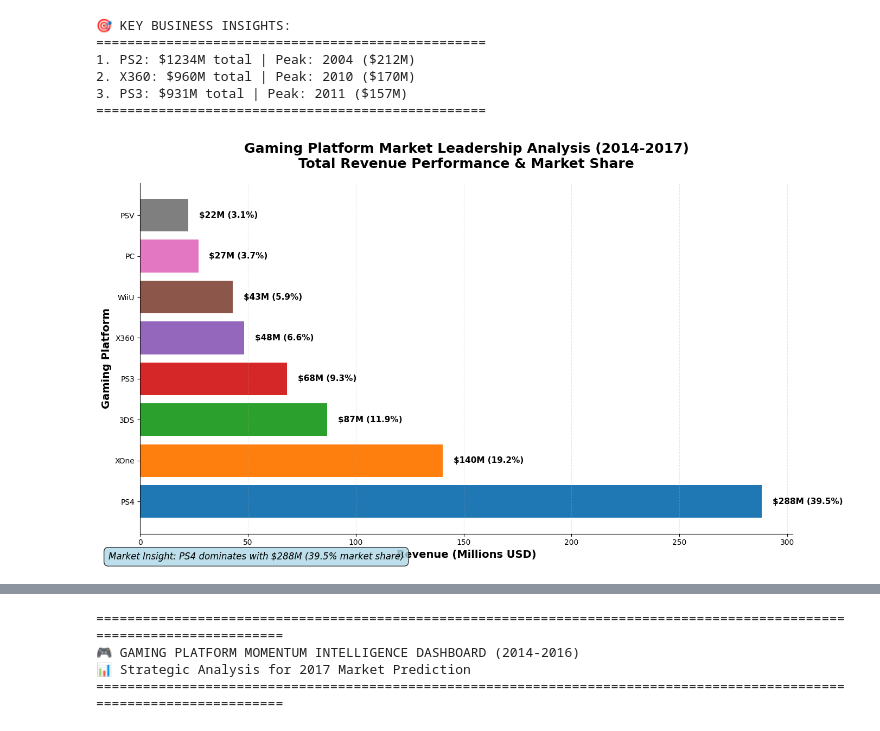
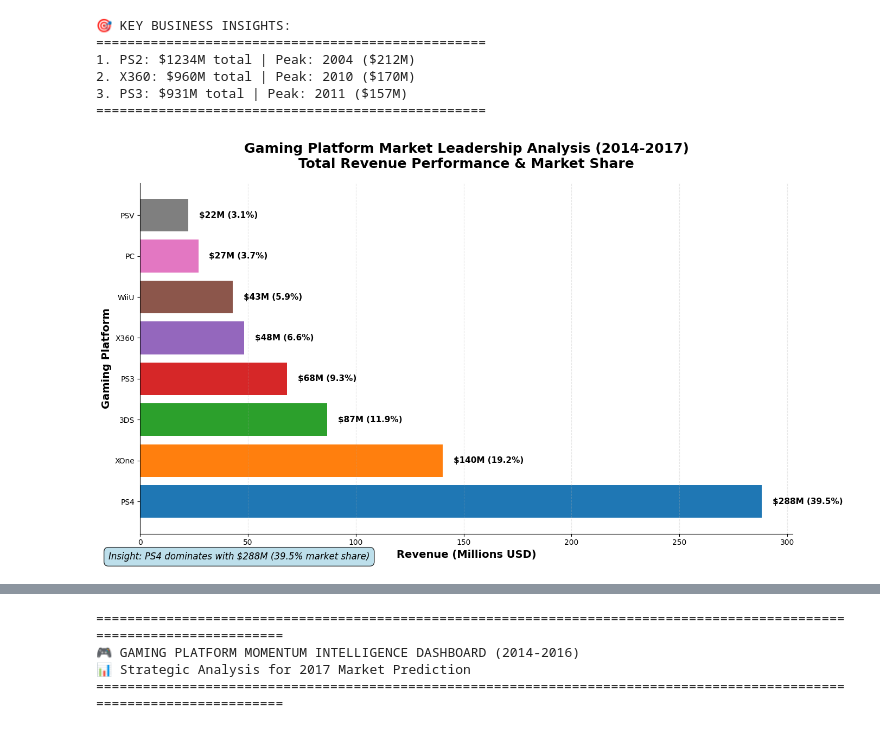
Before and after one commit to Juanhv24/ICE-Video-Game-Store-Data-Analysis-Project-, a Jupyter notebook: notebooks/ice.ipynb, the cells around one changed output, grey strips where cells are left out. Saved outputs shown, nothing was run; the diff lists cells and outputs as text; code cells hidden in the pictures.

```diff
--- a/notebooks/ice.ipynb
+++ b/notebooks/ice.ipynb
@@ -33,7 +33,7 @@ warnings.filterwarnings('ignore')
 # %% [markdown]
 # 2. Data information
 # %%
-df = pd.read_csv ("games.csv")
+df = pd.read_csv (r"C:\Users\juand\OneDrive\Escritorio\github_projects\ICE-Video-Game\datasets\games.csv")
 df.info()
 # %% [output]
 <class 'pandas.core.frame.DataFrame'>
@@ -744,6 +744,13 @@ recent_platform_sales = (
     .sort_values("total_sales", ascending=False)
 )
 
+recent_genre_sales = (
+    recent_years.groupby ("genre", as_index= False)
+    .agg (total_sales = ("total_sales", "sum"))
+    .sort_values("total_sales", ascending=False)
+)
+
+# 📊 PLATFORM MARKET SHARE ANALYSIS (2014-2017)
 plt.figure (figsize = (14,8))
 
 total_market = recent_platform_sales["total_sales"].sum()
@@ -752,32 +759,35 @@ platform_sales_top["market_share"] = (platform_sales_top["total_sales"]/total_ma
 
 # Create professional business bar chart
 bars =  plt.barh(
     platform_sales_top["platform"],
     platform_sales_top["total_sales"],
     color=['#1f77b4', '#ff7f0e', '#2ca02c', '#d62728', '#9467bd', '#8c564b', '#e377c2', '#7f7f7f']
 )
 
 # Add value labels on bars for clarity
 for i, (bar, sales, share) in enumerate(zip(bars, platform_sales_top["total_sales"], platform_sales_top["market_share"])):
     plt.text(bar.get_width() + 5, bar.get_y() + bar.get_height()/2,
              f'${sales:.0f}M ({share:.1f}%)',
              ha='left', va='center', fontweight='bold', fontsize=11)
 
 plt.title("Gaming Platform Market Leadership Analysis (2014-2017)\nTotal Revenue Performance & Market Share",
           fontsize=18, fontweight='bold', pad=20)
 plt.xlabel("Revenue (Millions USD)", fontsize=14, fontweight='bold')
 plt.ylabel("Gaming Platform", fontsize=14, fontweight='bold')
 
 # Professional styling
 plt.gca().spines['top'].set_visible(False)
 plt.gca().spines['right'].set_visible(False)
 plt.gca().grid(axis='x', alpha=0.3, linestyle='--')
 plt.tight_layout()
 
 # Add business insight
 market_leader = platform_sales_top.iloc[0]
-plt.figtext(0.02, 0.02, f"Market Insight: {market_leader['platform']} dominates with ${market_leader['total_sales']:.0f}M ({market_leader['market_share']:.1f}% market share)",
+plt.figtext(0.02, 0.02, f"Insight: {market_leader['platform']} dominates with ${market_leader['total_sales']:.0f}M ({market_leader['market_share']:.1f}% market share)",
             fontsize=12, style='italic', bbox=dict(boxstyle="round,pad=0.5", facecolor="lightblue", alpha=0.8))
 plt.show()
+
+# 🎮 GENRE PROFITABILITY ANALYSIS (2014-2017)
+plt.figure (figsize=(14, 8))
 # %% [output]
-[figure, old version]
+[figure, new version]
```
Also changed, not shown: parts of 2 cells of this notebook.
